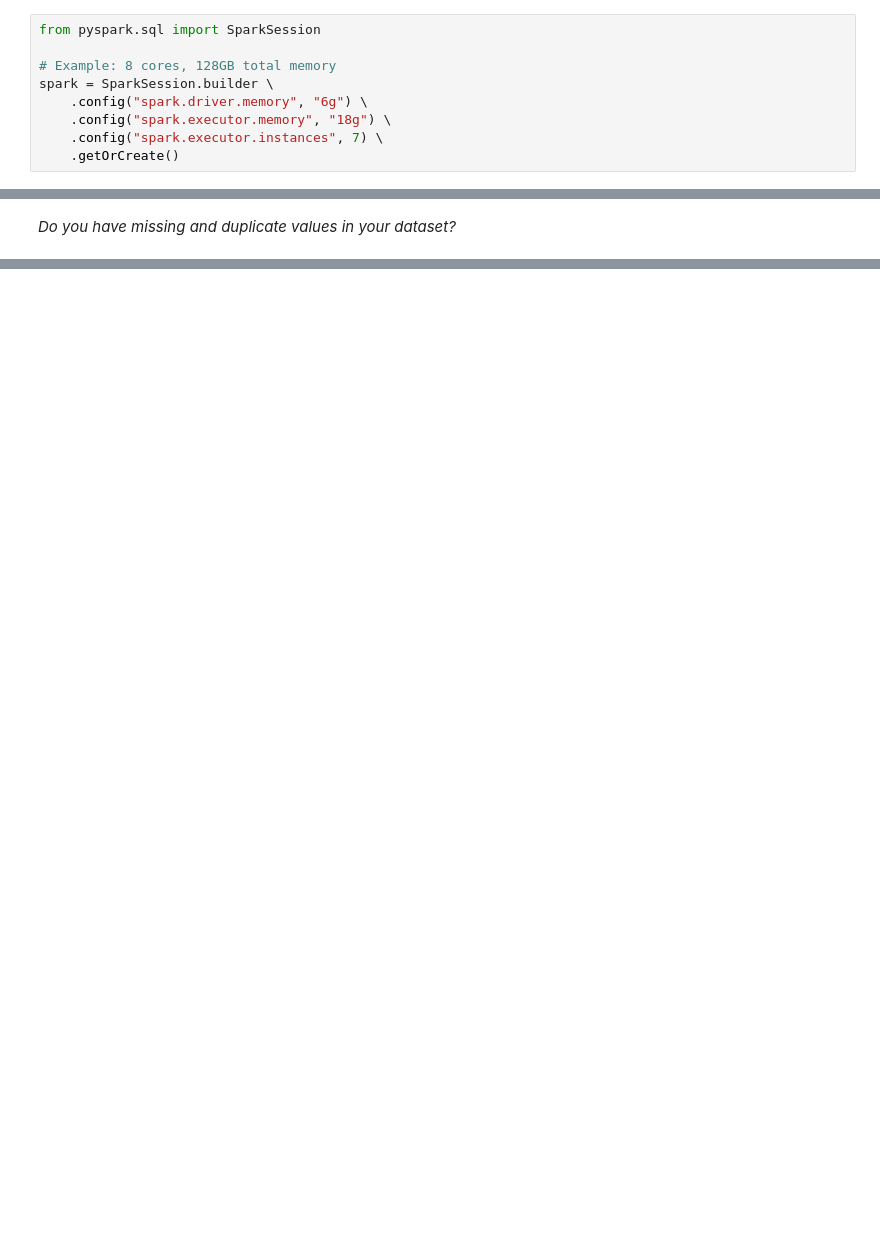
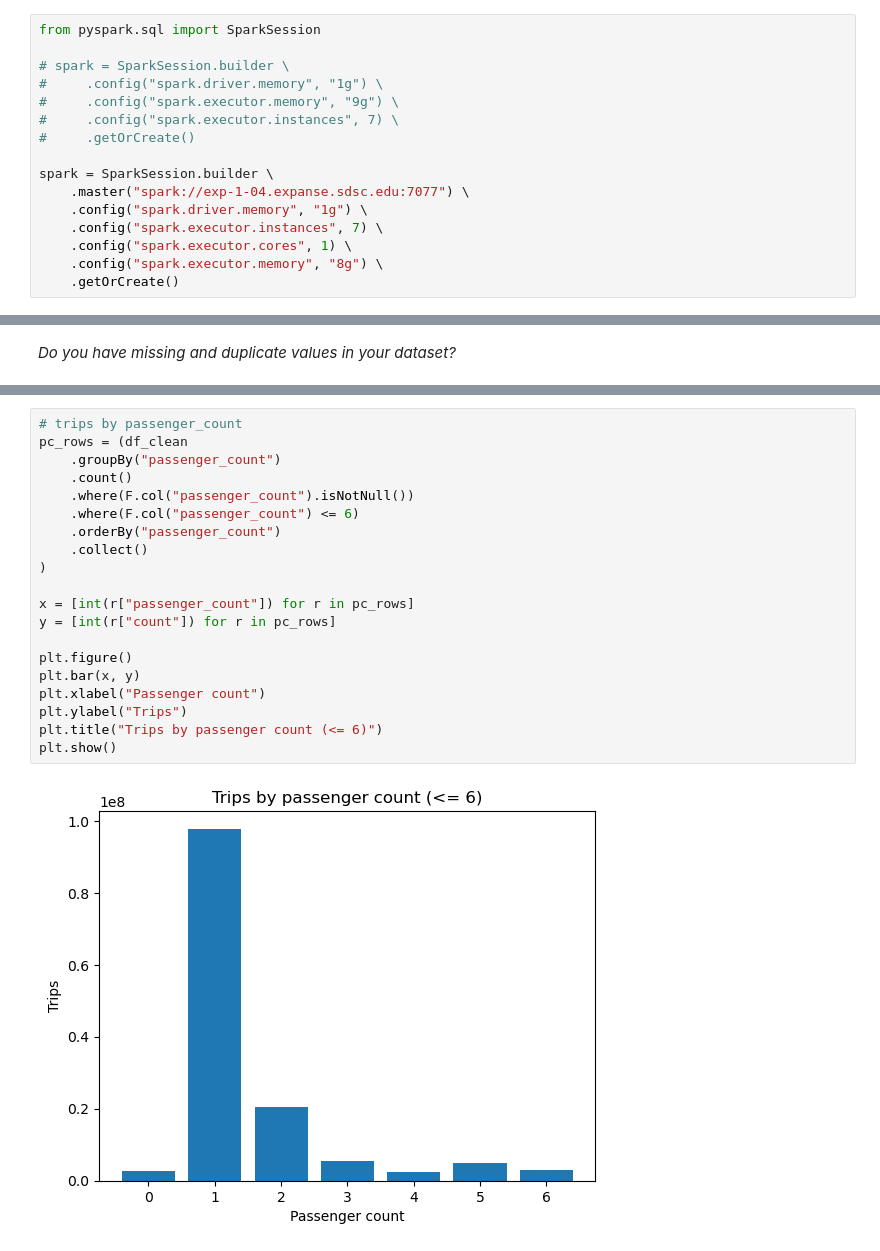
Before and after one commit to JohnKNaughton/COCO2017DSC232R, a Jupyter notebook: Taxi-Milestone2.ipynb, the cells around one changed output, grey strips where cells are left out. Saved outputs shown, nothing was run; the diff lists cells and outputs as text; blank space fills up the shorter version.

Commit message:
Add plots.

```diff
--- a/Taxi-Milestone2.ipynb
+++ b/Taxi-Milestone2.ipynb
@@ -1,9 +1,16 @@
 # %%
 from pyspark.sql import SparkSession
 
-# Example: 8 cores, 128GB total memory
+# spark = SparkSession.builder \
+#     .config("spark.driver.memory", "1g") \
+#     .config("spark.executor.memory", "9g") \
+#     .config("spark.executor.instances", 7) \
+#     .getOrCreate()
+
 spark = SparkSession.builder \
-    .config("spark.driver.memory", "6g") \
-    .config("spark.executor.memory", "18g") \
+    .master("spark://exp-1-04.expanse.sdsc.edu:7077") \
+    .config("spark.driver.memory", "1g") \
     .config("spark.executor.instances", 7) \
+    .config("spark.executor.cores", 1) \
+    .config("spark.executor.memory", "8g") \
     .getOrCreate()
@@ -227,0 +271,22 @@ print(f"Duplicate rows: {duplicates}")
+# %%
+# trips by passenger_count
+pc_rows = (df_clean
+    .groupBy("passenger_count")
+    .count()
+    .where(F.col("passenger_count").isNotNull())
+    .where(F.col("passenger_count") <= 6)
+    .orderBy("passenger_count")
+    .collect()
+)
+
+x = [int(r["passenger_count"]) for r in pc_rows]
+y = [int(r["count"]) for r in pc_rows]
+
+plt.figure()
+plt.bar(x, y)
+plt.xlabel("Passenger count")
+plt.ylabel("Trips")
+plt.title("Trips by passenger count (<= 6)")
+plt.show()
+# %% [output]
+[figure, added]
```
Also changed, not shown: parts of 15 cells of this notebook.
